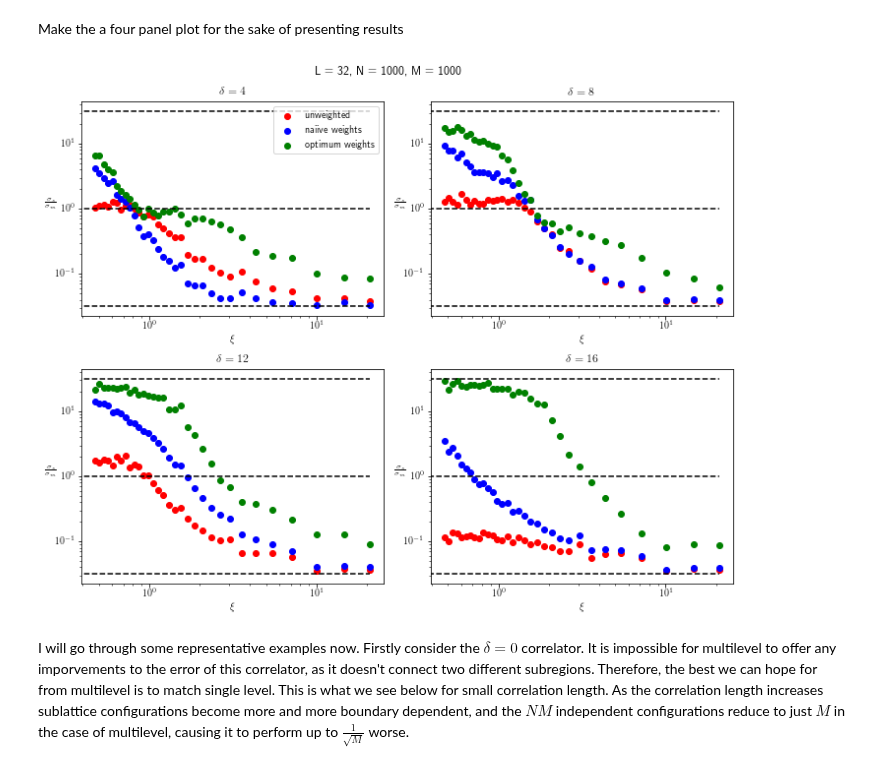
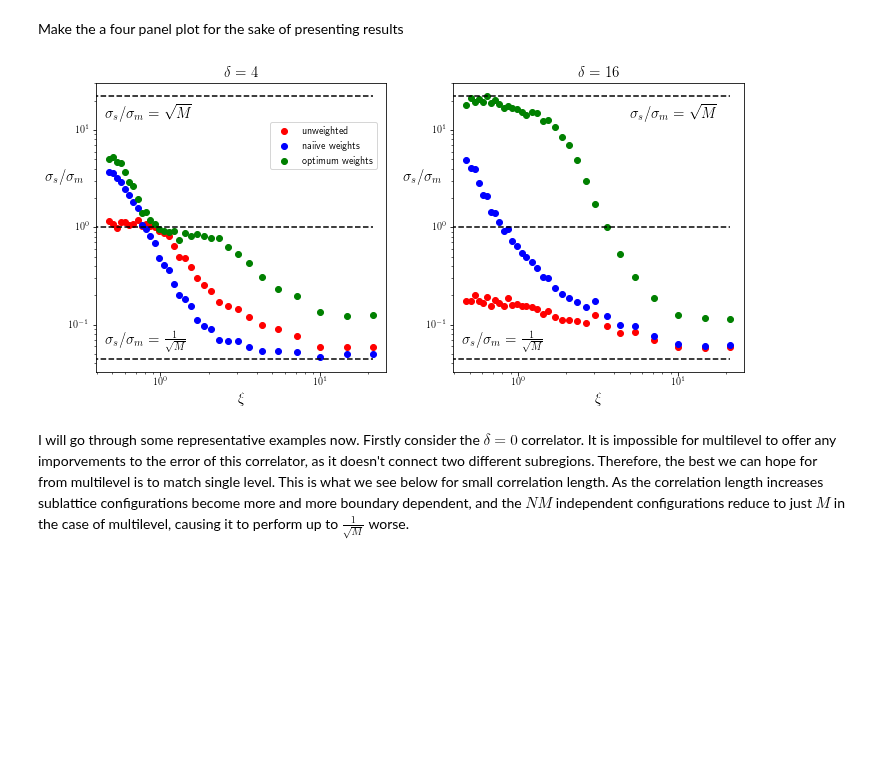
Before and after one commit to BenKMorley/Multilevel_notebook, a Jupyter notebook: Multilevel_Ising.ipynb, the cells around one changed output. Drawn from its saved outputs; the diff is of its cells as text; code cells hidden in the pictures; blank space fills up the shorter version.

Commit message:
Produced figures used in Lattice 2021 talk

```diff
--- a/Multilevel_Ising.ipynb
+++ b/Multilevel_Ising.ipynb
@@ -5,7 +5,9 @@ import os                           # For filesystem management
 from multiprocessing import Pool    # For parallel execution
 from IPython.display import HTML
 from tqdm import tqdm               # For progress bars
-
+import pickle
+import primesieve
+import Powerset
 import numpy
 
 from scipy.stats import truncnorm, norm, binom, ks_2samp, ttest_ind
@@ -22,4 +24,5 @@ from matplotlib.animation import FuncAnimation
 from accessory import animate, animate_twopt, animate_slice_data
 
 plt.rcParams.update({"text.usetex": True})
-plt.rcParams.update({"text.usetex": True})
+
+numpy.seterr(all='raise')
@@ -994,18 +999,19 @@ def run_twopt_calculations(beta, N, M, L, no_samples=100, Nstep=1, Mstep=20, sou
     return results
 # %%
 L_s = [16, 32]
-N = 1000
-M = 1000
-no_samples = 1000
+N = 500
+M = 500
+no_samples = 500
 no_betas = 32
 min_beta = 0.1
 max_beta = numpy.log(1 + numpy.sqrt(2)) / 2
 no_betas = 32
 betas = numpy.linspace(min_beta, max_beta, no_betas)
 full_results = {}
+rerun = False
 
 def f(beta):
-    return run_twopt_calculations(beta, N, M, L, no_samples=no_samples)
+    return run_twopt_calculations(beta, N, M, L, no_samples=no_samples, rerun=rerun)
 
 for L in L_s:
     p = Pool(os.cpu_count())
@@ -1089,36 +1075,65 @@ Here is the full report generated by latex:
 # %% [markdown]
 Make the a four panel plot for the sake of presenting results
 # %%
-delta_sample = [4, 8, 12, 16]
+delta_sample = [4, 16]
+font_size = 15
 
-fig, axes = plt.subplots(2, 2)
+# To get as square as possible of a plot
+def get_factors(n):
+  prime_candidates = primesieve.primes(int(numpy.sqrt(n)) + 1)
+  factor_candidates = numpy.array([numpy.product(numpy.array(i)) for i in Powerset.powerset(prime_candidates)[1:]])
+  factor_candidates = numpy.sort(factor_candidates[factor_candidates <= int(numpy.sqrt(n)) + 1])
+
+  current_factor = 1
+  for factor in factor_candidates:
+    if n%factor == 0:
+      current_factor = factor
+
+  return n // current_factor, current_factor
+
+subplot_factors = get_factors(len(delta_sample))
+subplot_factors = (1, 2)
+fig, axes = plt.subplots(*subplot_factors)
 
 for i, delta in enumerate(delta_sample):
-  axes[i // 2, i % 2].scatter(xis[L], (single_stds[:, delta] / multi_unw[:, delta])[:len(betas)], label='unweighted', color='r')
-  axes[i // 2, i % 2].scatter(xis[L], (single_stds[:, delta] / multi_naiive[:, delta])[:len(betas)], label='naiive weights', color='b')
-#   axes[i // 2, i % 2].scatter(xis[L], (single_stds[:, delta] / multi_chisq[:, delta])[:len(betas)], label='optimum weights', color='g')
-  axes[i // 2, i % 2].scatter(xis[L], (single_stds[:, delta] / multi_stds[:, delta])[:len(betas)], label='optimum weights', color='g')
-  axes[i // 2, i % 2].plot([0, max(xis[L])], [1, 1], color='k', ls='--')
-  axes[i // 2, i % 2].plot([0, max(xis[L])], [numpy.sqrt(M), numpy.sqrt(M)], color='k', ls='--')
-  axes[i // 2, i % 2].plot([0, max(xis[L])], [1 / numpy.sqrt(M), 1 / numpy.sqrt(M)], color='k', ls='--')
+  if len(numpy.array(axes).shape) == 1:
+    ax = axes[i]
 
-  axes[i // 2, i % 2].set_title(rf"$\delta = {delta}$")
+  else:
+    dim_x, dim_y = numpy.array(axes).shape
+    ax = axes[i // dim_y, i % dim_y]
 
-  axes[i // 2, i % 2].set_yscale('log')
-  axes[i // 2, i % 2].set_xscale('log')
-  axes[i // 2, i % 2].set_ylabel(r'$\frac{\sigma_s}{\sigma_m}$', rotation=0)
-  axes[i // 2, i % 2].set_xlabel(r"$\xi$")
+  ax.scatter(xis[L], (single_stds[:, delta] / multi_unw[:, delta])[:len(betas)], label='unweighted', color='r')
+  ax.scatter(xis[L], (single_stds[:, delta] / multi_naiive[:, delta])[:len(betas)], label='naiive weights', color='b')
+#   ax.scatter(xis[L], (single_stds[:, delta] / multi_chisq[:, delta])[:len(betas)], label='optimum weights', color='g')
+  ax.scatter(xis[L], (single_stds[:, delta] / multi_stds[:, delta])[:len(betas)], label='optimum weights', color='g')
+  ax.plot([0, max(xis[L])], [1, 1], color='k', ls='--')
+  ax.plot([0, max(xis[L])], [numpy.sqrt(M), numpy.sqrt(M)], color='k', ls='--')
+  ax.plot([0, max(xis[L])], [1 / numpy.sqrt(M), 1 / numpy.sqrt(M)], color='k', ls='--')
+
+  ax.set_title(rf"$\delta = {delta}$", fontsize=font_size)
+
+  ax.set_yscale('log')
+  ax.set_xscale('log')
+  ax.set_ylabel(r'$ \sigma_s/\sigma_m$', rotation=0, fontsize=font_size, position=(0.5, 0.65))
+  ax.set_xlabel(r"$\xi$", fontsize=font_size)
 
   if i == 0:
-      axes[i // 2, i % 2].legend(loc="upper right")
+      ax.legend(loc=(0.6, 0.7))
+      ax.text(0.45, 0.065, r' $ \sigma_s/\sigma_m = \frac{1}{\sqrt{M}} $ ', fontsize=font_size)
+      ax.text(0.45, 13.5, r' $ \sigma_s/\sigma_m = \sqrt{M} $ ', fontsize=font_size)
 
-plt.suptitle(f"L = {L}, N = {N}, M = {M}")
-fig.set_size_inches((10, 8))
+  else:
+      ax.text(0.45, 0.065, r' $ \sigma_s/\sigma_m = \frac{1}{\sqrt{M}} $ ', fontsize=font_size)
+      ax.text(5, 13.5, r' $ \sigma_s/\sigma_m = \sqrt{M} $ ', fontsize=font_size)
+
+# plt.suptitle(rf' $ N = {N}, M = {M}, L = {L} $')
+fig.set_size_inches((4 * subplot_factors[1] + 2, 3 * subplot_factors[0] + 2))
 plt.tight_layout()
-plt.savefig("graphs/multi_panel_plot.png", dpi=500)
+plt.savefig(f"{directory}multi_panel_plot.pdf")
 plt.show()
 # %% [output]
-[figure, old version]
+[figure, new version]
 # %% [markdown]
 I will go through some representative examples now. Firstly consider the $\delta = 0$ correlator. It is impossible for multilevel to offer any imporvements to the error of this correlator, as it doesn't connect two different subregions. Therefore, the best we can hope for from multilevel is to match single level. This is what we see below for small correlation length. As the correlation length increases sublattice configurations become more and more boundary dependent, and the $NM$ independent configurations reduce to just $M$ in the case of multilevel, causing it to perform up to $\frac{1}{\sqrt{M}}$ worse.
 # %%
```
Also changed, not shown: parts of 26 cells of this notebook.
